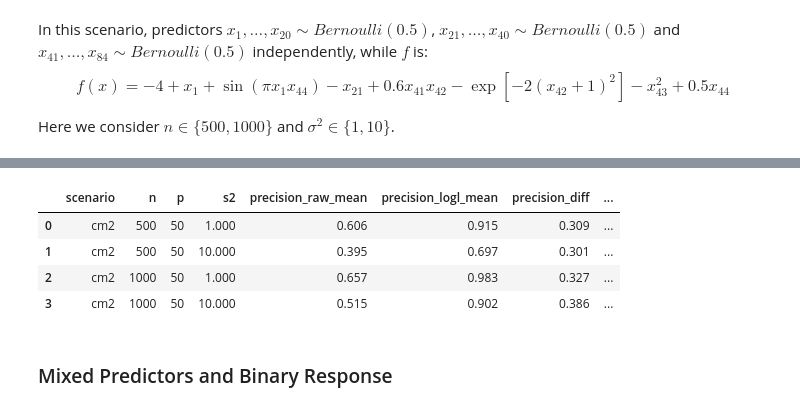
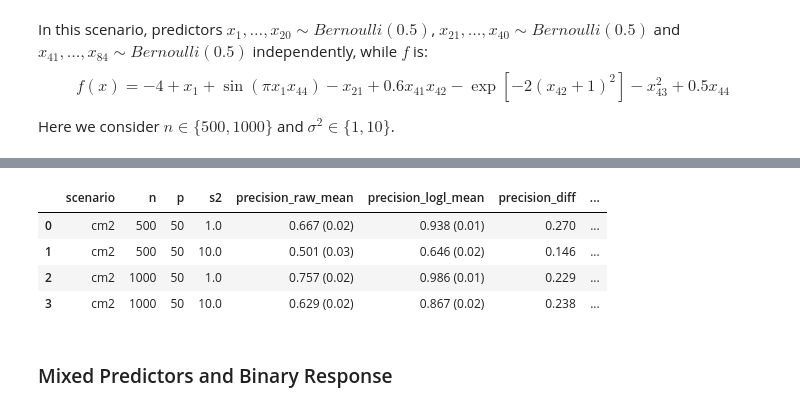
Before and after one commit to PetarMatejcic/BART_logml_vi, a Jupyter notebook: BVI_comparison.ipynb, the cells around one changed output, grey strips where cells are left out. Drawn from its saved outputs; the diff is of its cells as text; code cells hidden in the pictures.

```diff
--- a/BVI_comparison.ipynb
+++ b/BVI_comparison.ipynb
@@ -52,6 +47,15 @@ columns = [
 diff_columns = [
     "precision_diff", "recall_diff", "f1_diff",
 ]
+
+mean_se_columns = {
+    "precision_raw_mean": "precision_raw_se",
+    "precision_logl_mean": "precision_logl_se",
+    "recall_raw_mean": "recall_raw_se",
+    "recall_logl_mean": "recall_logl_se",
+    "f1_raw_mean": "f1_raw_se",
+    "f1_logl_mean": "f1_logl_se",
+}
 
 
 def show_results(results: pd.DataFrame):
@@ -67,7 +71,14 @@ def show_results(results: pd.DataFrame):
         df["f1_logl_mean"] - df["f1_raw_mean"]
     )
 
-    df = df[columns].round(3)
+    # Combine each mean with its standard error.
+    for mean_col, se_col in mean_se_columns.items():
+        df[mean_col] = [
+            f"{mean:.3f} ({se:.2f})"
+            for mean, se in zip(df[mean_col], df[se_col])
+        ]
+
+    df = df[columns]
 
     def highlight_diff(value):
         if value > 0:
@@ -78,7 +89,14 @@ def show_results(results: pd.DataFrame):
 
     display(
         df.style
-        .format(precision=3)
+        .format(
+            {
+                "s2": "{:.1f}",
+                "precision_diff": "{:.3f}",
+                "recall_diff": "{:.3f}",
+                "f1_diff": "{:.3f}",
+            }
+        )
         .map(highlight_diff, subset=diff_columns)
     )
 # %% [markdown]
@@ -165,12 +176,12 @@ Here we consider $n \in \{500, 1000\}$ and $\sigma^2 \in \{1, 10\}$.
 # %%
-cm2_results = pd.read_csv("results/cm2.csv")
+cm2_results = pd.read_csv("results/cm2_001.csv")
 show_results(cm2_results)
 # %% [output]
 |  | scenario | n | p | s2 | precision_raw_mean | precision_logl_mean | precision_diff | ... |
-| 0 | cm2 | 500 | 50 | 1.000 | 0.606 | 0.915 | 0.309 | ... |
-| 1 | cm2 | 500 | 50 | 10.000 | 0.395 | 0.697 | 0.301 | ... |
-| 2 | cm2 | 1000 | 50 | 1.000 | 0.657 | 0.983 | 0.327 | ... |
-| 3 | cm2 | 1000 | 50 | 10.000 | 0.515 | 0.902 | 0.386 | ... |
+| 0 | cm2 | 500 | 50 | 1.0 | 0.667 (0.02) | 0.938 (0.01) | 0.270 | ... |
+| 1 | cm2 | 500 | 50 | 10.0 | 0.501 (0.03) | 0.646 (0.02) | 0.146 | ... |
+| 2 | cm2 | 1000 | 50 | 1.0 | 0.757 (0.02) | 0.986 (0.01) | 0.229 | ... |
+| 3 | cm2 | 1000 | 50 | 10.0 | 0.629 (0.02) | 0.867 (0.02) | 0.238 | ... |
 # %% [markdown]
 ### Mixed Predictors and Binary Response
 # %% [markdown]
```
Also changed, not shown: parts of 9 cells of this notebook, 7 other files.
